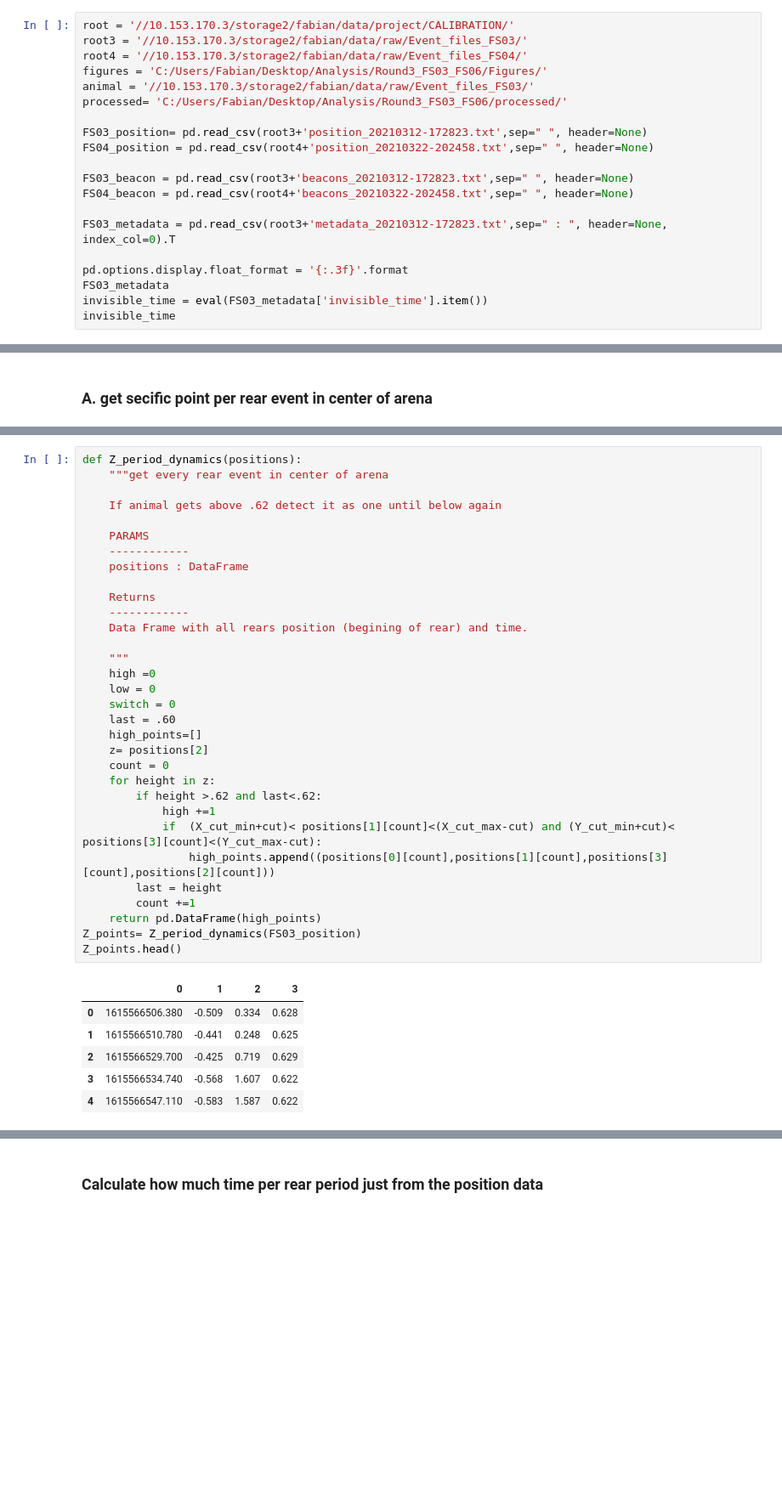
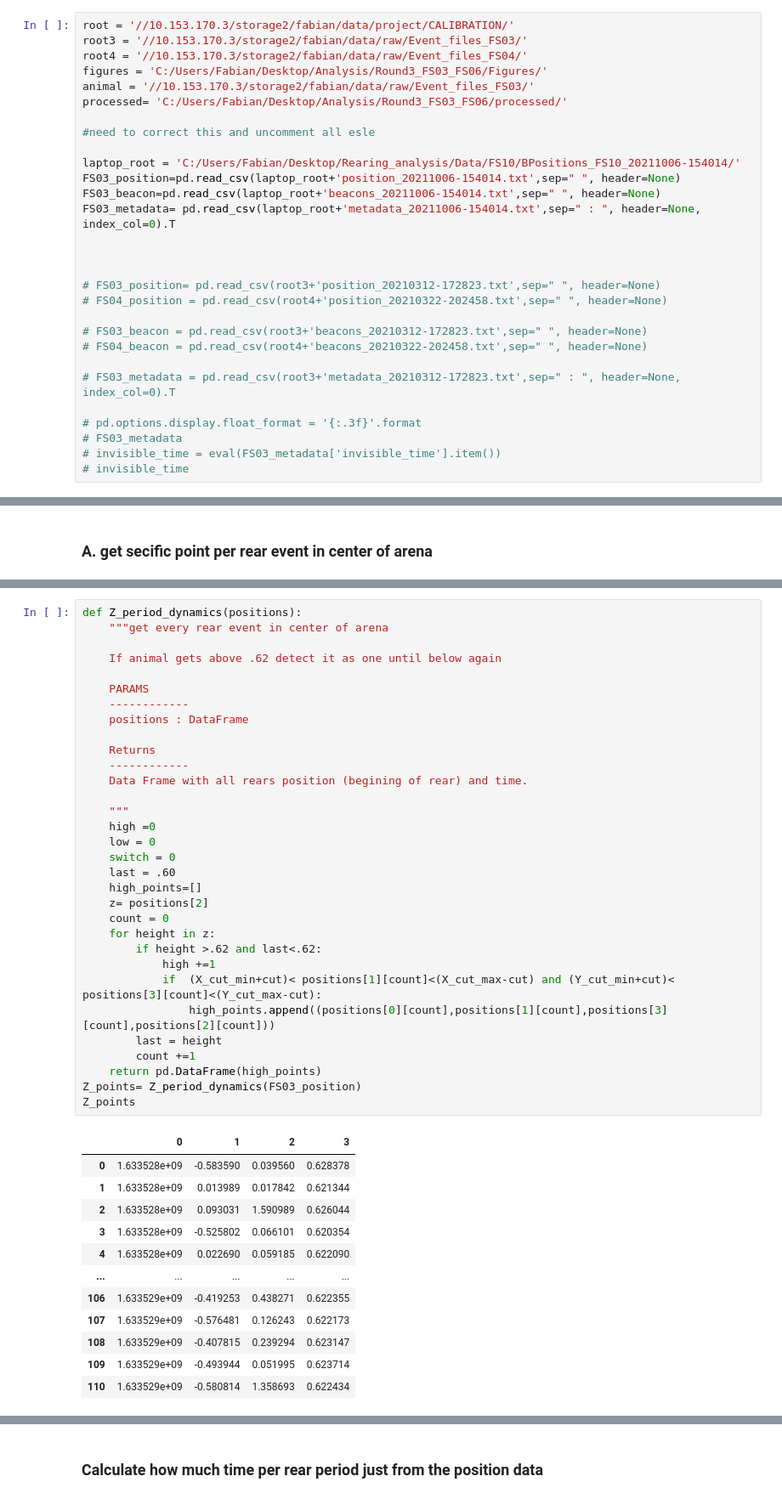
Before and after one commit to Fabalinks/Rearing_analysis, a Jupyter notebook: Code/20211125_FS_rearing_dynamics_simple.ipynb, the cells around one changed output, grey strips where cells are left out. Shown at 85% size. Saved outputs shown, nothing was run; the diff lists cells and outputs as text; blank space fills up the shorter version.

```diff
--- a/Code/20211125_FS_rearing_dynamics_simple.ipynb
+++ b/Code/20211125_FS_rearing_dynamics_simple.ipynb
@@ -34,15 +34,24 @@ figures = 'C:/Users/Fabian/Desktop/Analysis/Round3_FS03_FS06/Figures/'
 animal = '//10.153.170.3/storage2/fabian/data/raw/Event_files_FS03/'
 processed= 'C:/Users/Fabian/Desktop/Analysis/Round3_FS03_FS06/processed/'
 
-FS03_position= pd.read_csv(root3+'position_20210312-172823.txt',sep=" ", header=None)
-FS04_position = pd.read_csv(root4+'position_20210322-202458.txt',sep=" ", header=None)
+#need to correct this and uncomment all esle
 
-FS03_beacon = pd.read_csv(root3+'beacons_20210312-172823.txt',sep=" ", header=None)
-FS04_beacon = pd.read_csv(root4+'beacons_20210322-202458.txt',sep=" ", header=None)
+laptop_root = 'C:/Users/Fabian/Desktop/Rearing_analysis/Data/FS10/BPositions_FS10_20211006-154014/'
+FS03_position=pd.read_csv(laptop_root+'position_20211006-154014.txt',sep=" ", header=None)
+FS03_beacon=pd.read_csv(laptop_root+'beacons_20211006-154014.txt',sep=" ", header=None)
+FS03_metadata= pd.read_csv(laptop_root+'metadata_20211006-154014.txt',sep=" : ", header=None, index_col=0).T
 
-FS03_metadata = pd.read_csv(root3+'metadata_20210312-172823.txt',sep=" : ", header=None, index_col=0).T
 
-pd.options.display.float_format = '{:.3f}'.format
-FS03_metadata
-invisible_time = eval(FS03_metadata['invisible_time'].item())
-invisible_time
+
+# FS03_position= pd.read_csv(root3+'position_20210312-172823.txt',sep=" ", header=None)
+# FS04_position = pd.read_csv(root4+'position_20210322-202458.txt',sep=" ", header=None)
+
+# FS03_beacon = pd.read_csv(root3+'beacons_20210312-172823.txt',sep=" ", header=None)
+# FS04_beacon = pd.read_csv(root4+'beacons_20210322-202458.txt',sep=" ", header=None)
+
+# FS03_metadata = pd.read_csv(root3+'metadata_20210312-172823.txt',sep=" : ", header=None, index_col=0).T
+
+# pd.options.display.float_format = '{:.3f}'.format
+# FS03_metadata
+# invisible_time = eval(FS03_metadata['invisible_time'].item())
+# invisible_time
@@ -136,36 +141,42 @@ def Z_period_dynamics(positions):
 
     If animal gets above .62 detect it as one until below again
 
     PARAMS
     ------------
     positions : DataFrame
 
     Returns
     ------------
     Data Frame with all rears position (begining of rear) and time.
 
     """
     high =0
     low = 0
     switch = 0
     last = .60
     high_points=[]
     z= positions[2]
     count = 0
     for height in z:
         if height >.62 and last<.62:
             high +=1
             if  (X_cut_min+cut)< positions[1][count]<(X_cut_max-cut) and (Y_cut_min+cut)< positions[3][count]<(Y_cut_max-cut):
                 high_points.append((positions[0][count],positions[1][count],positions[3][count],positions[2][count]))
         last = height
         count +=1
     return pd.DataFrame(high_points)
 Z_points= Z_period_dynamics(FS03_position)
-Z_points.head()
+Z_points
 # %% [output]
 |  | 0 | 1 | 2 | 3 |
-| 0 | 1615566506.380 | -0.509 | 0.334 | 0.628 |
-| 1 | 1615566510.780 | -0.441 | 0.248 | 0.625 |
-| 2 | 1615566529.700 | -0.425 | 0.719 | 0.629 |
-| 3 | 1615566534.740 | -0.568 | 1.607 | 0.622 |
-| 4 | 1615566547.110 | -0.583 | 1.587 | 0.622 |
+| 0 | 1.633528e+09 | -0.583590 | 0.039560 | 0.628378 |
+| 1 | 1.633528e+09 | 0.013989 | 0.017842 | 0.621344 |
+| 2 | 1.633528e+09 | 0.093031 | 1.590989 | 0.626044 |
+| 3 | 1.633528e+09 | -0.525802 | 0.066101 | 0.620354 |
+| 4 | 1.633528e+09 | 0.022690 | 0.059185 | 0.622090 |
+| ... | ... | ... | ... | ... |
+| 106 | 1.633529e+09 | -0.419253 | 0.438271 | 0.622355 |
+| 107 | 1.633529e+09 | -0.576481 | 0.126243 | 0.622173 |
+| 108 | 1.633529e+09 | -0.407815 | 0.239294 | 0.623147 |
+| 109 | 1.633529e+09 | -0.493944 | 0.051995 | 0.623714 |
+| 110 | 1.633529e+09 | -0.580814 | 1.358693 | 0.622434 |
```
Also changed, not shown: parts of 25 cells of this notebook.
